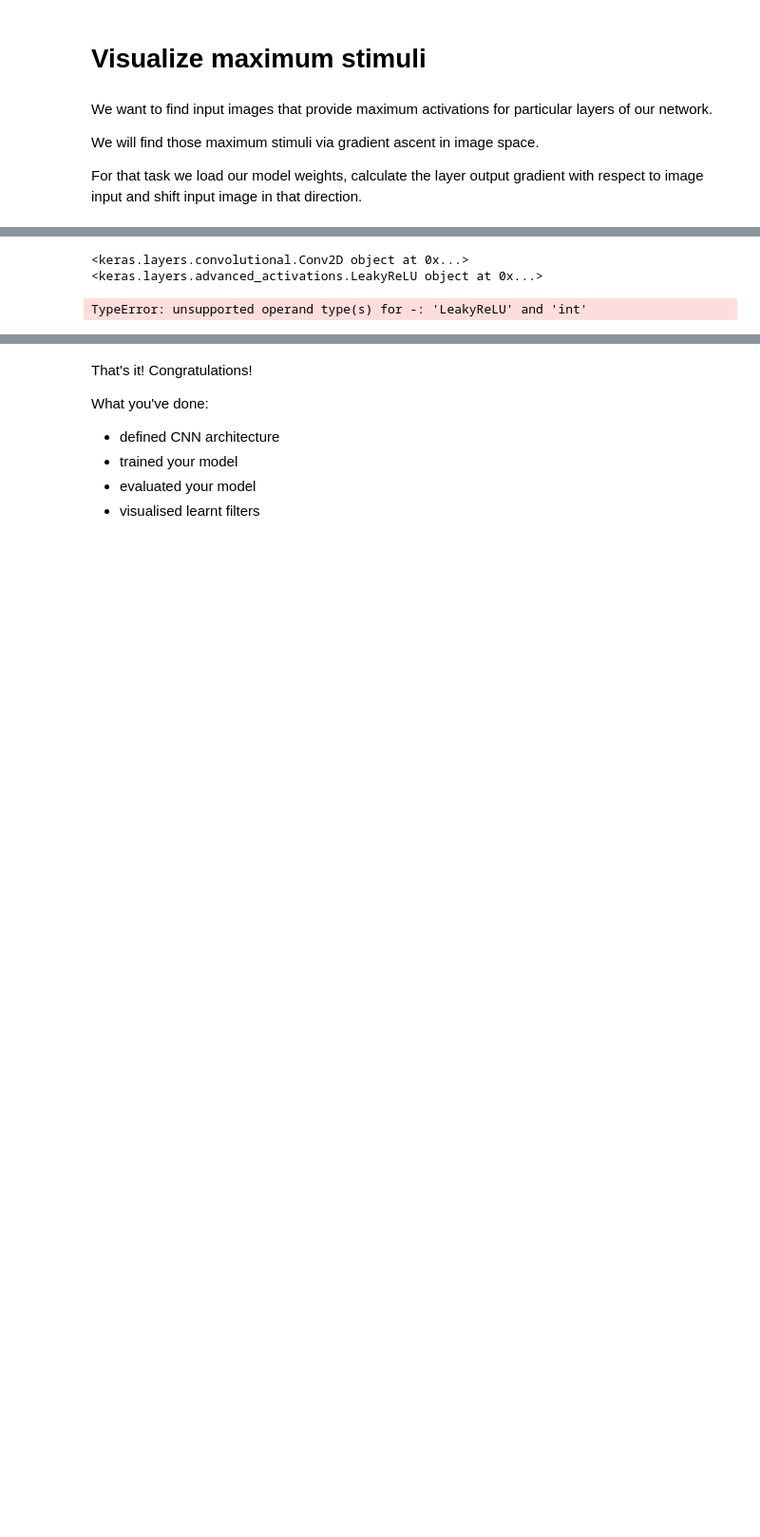
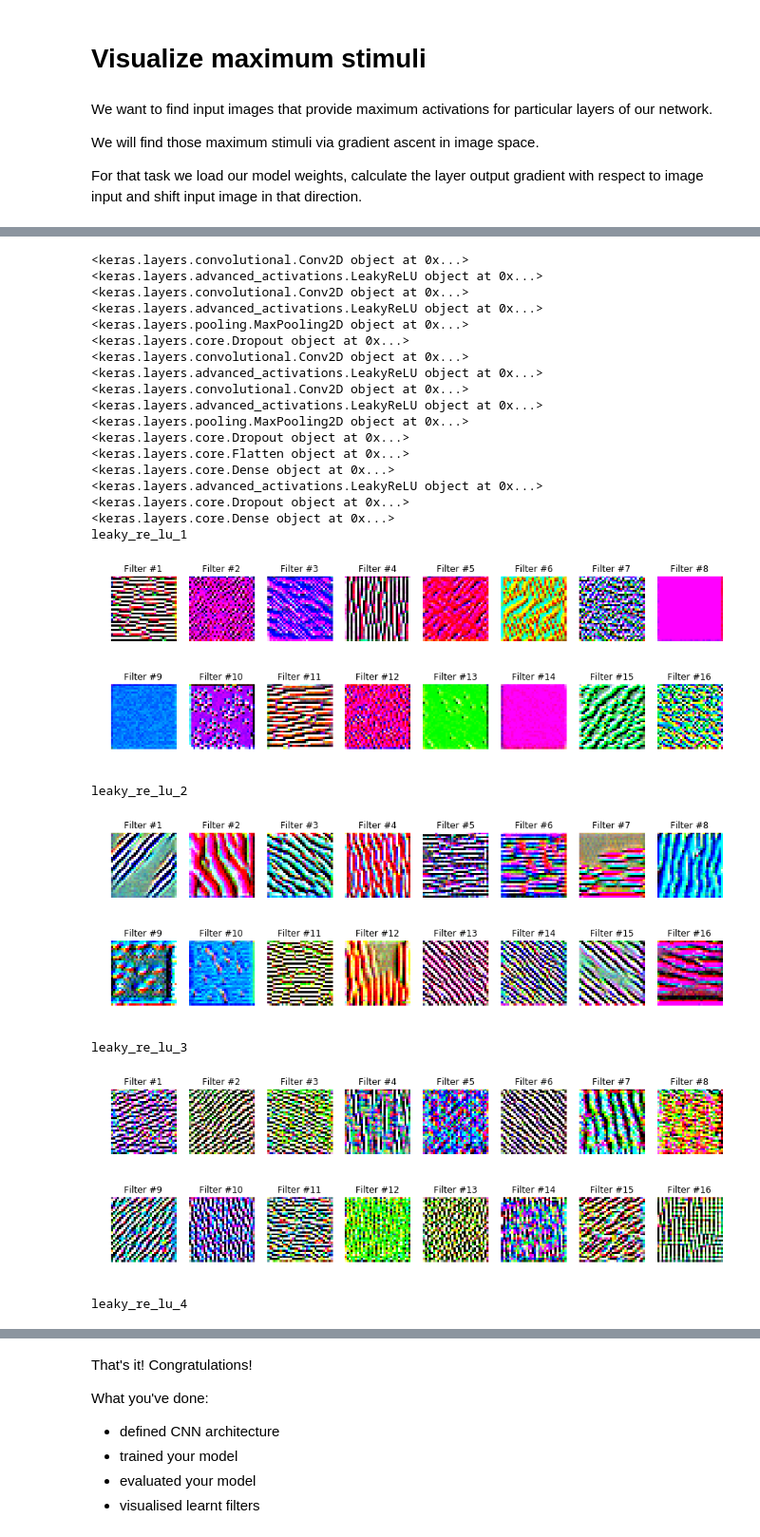
Before and after one commit to tonirodriguez/HSE-intro-to-dl, a Jupyter notebook: week3/week3_task1_first_cnn_cifar10_clean.ipynb, the cells around one changed output, grey strips where cells are left out. Shown at 95% size. Saved outputs shown, nothing was run; the diff lists cells and outputs as text; code cells hidden in the pictures; blank space fills up the shorter version.

```diff
--- a/week3/week3_task1_first_cnn_cifar10_clean.ipynb
+++ b/week3/week3_task1_first_cnn_cifar10_clean.ipynb
@@ -453,18 +465,38 @@ model.get_config()['layers']
 # %%
 # maximum stimuli for convolutional neurons
 conv_activation_layers = []
 for layer in model.layers:
     print(layer)
     if isinstance(layer, LeakyReLU):
-        #prev_layer = layer.inbound_nodes[0].inbound_layers[0]
-        prev_layer = model.layers[layer - 1]
+        prev_layer = layer.inbound_nodes[0].inbound_layers[0]
         if isinstance(prev_layer, Conv2D):
             conv_activation_layers.append(layer)
 
 for layer in conv_activation_layers:
     print(layer.name)
     plot_filters_stimuli(layer_name=layer.name, is_conv=True, model=model)
 # %% [output]
 <keras.layers.convolutional.Conv2D object at 0x...>
 <keras.layers.advanced_activations.LeakyReLU object at 0x...>
+<keras.layers.convolutional.Conv2D object at 0x...>
+<keras.layers.advanced_activations.LeakyReLU object at 0x...>
+<keras.layers.pooling.MaxPooling2D object at 0x...>
+<keras.layers.core.Dropout object at 0x...>
+<keras.layers.convolutional.Conv2D object at 0x...>
+<keras.layers.advanced_activations.LeakyReLU object at 0x...>
+<keras.layers.convolutional.Conv2D object at 0x...>
+<keras.layers.advanced_activations.LeakyReLU object at 0x...>
+<keras.layers.pooling.MaxPooling2D object at 0x...>
+<keras.layers.core.Dropout object at 0x...>
+<keras.layers.core.Flatten object at 0x...>
+<keras.layers.core.Dense object at 0x...>
+<keras.layers.advanced_activations.LeakyReLU object at 0x...>
+<keras.layers.core.Dropout object at 0x...>
+<keras.layers.core.Dense object at 0x...>
+leaky_re_lu_1
+[figure, added]
-TypeError: unsupported operand type(s) for -: 'LeakyReLU' and 'int'
+leaky_re_lu_2
+[figure, added]
+leaky_re_lu_3
+[figure, added]
+leaky_re_lu_4
```
Also changed, not shown: parts of 14 cells of this notebook.
